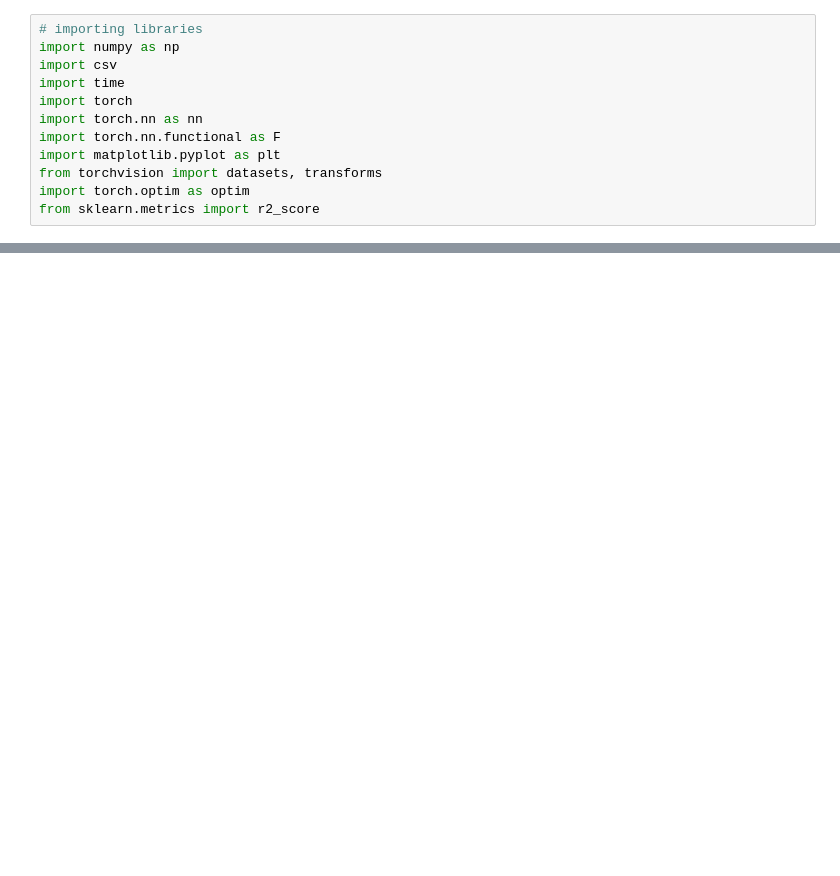
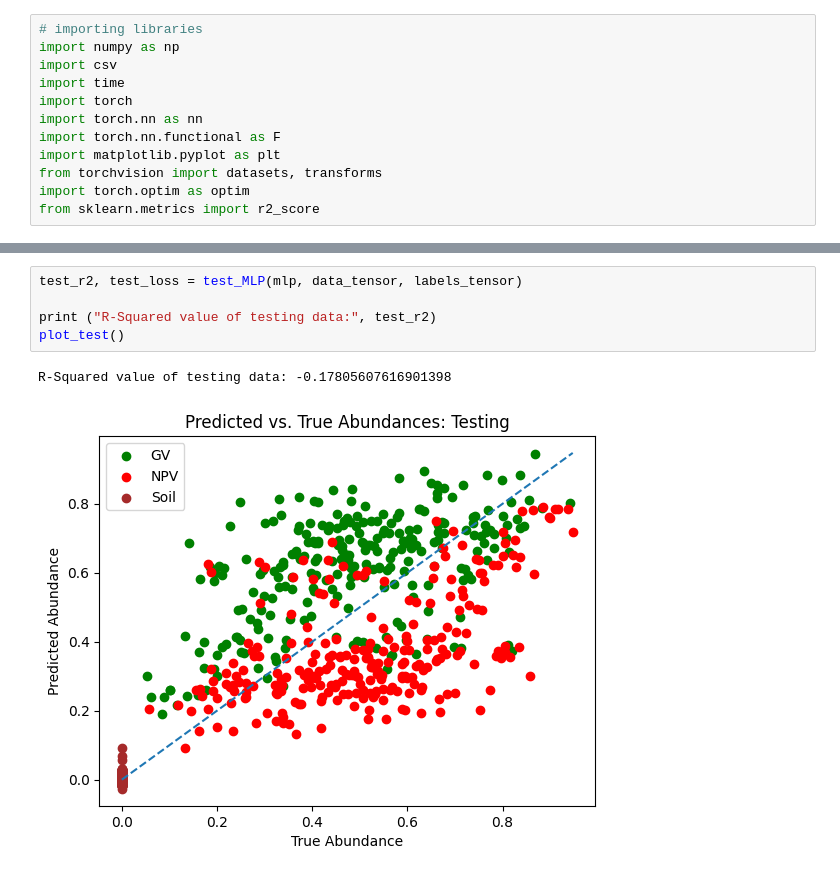
Before and after one commit to ahmed-zunaira/UTAT-Onboarding-Project, a Jupyter notebook: UTAT_DL_Onboarding.ipynb, the cells around one changed output, grey strips where cells are left out. Drawn from its saved outputs; the diff is of its cells as text; blank space fills up the shorter version.

```diff
--- a/UTAT_DL_Onboarding.ipynb
+++ b/UTAT_DL_Onboarding.ipynb
@@ -186,0 +234,8 @@ plot_loss()
+# %%
+test_r2, test_loss = test_MLP(mlp, data_tensor, labels_tensor)
+
+print ("R-Squared value of testing data:", test_r2)
+plot_test()
+# %% [output]
+R-Squared value of testing data: -0.17805607616901398
+[figure, added]
```
Also changed, not shown: parts of 6 cells of this notebook.
